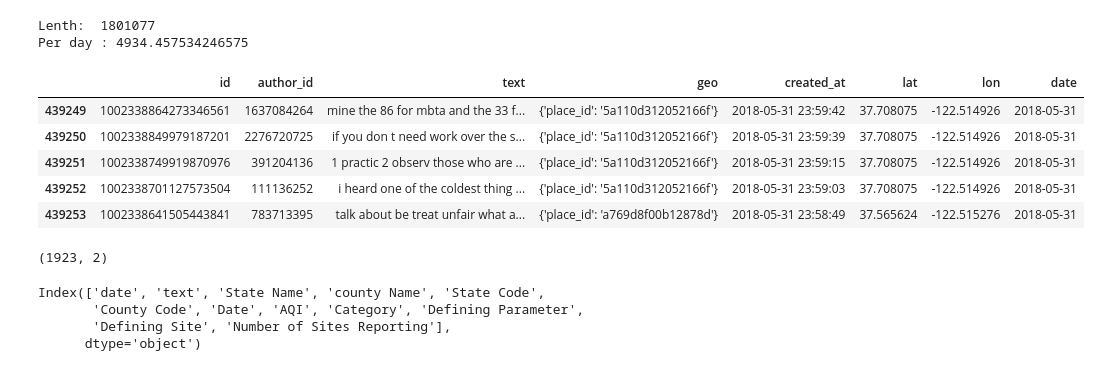
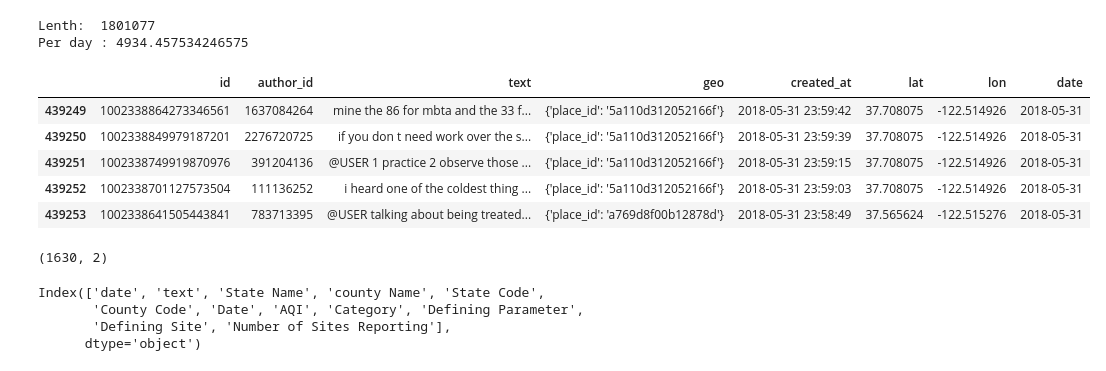
Before and after one commit to zcalhoun/wildfire, a Jupyter notebook: notebooks/san-francisco-v4.ipynb, the cells around one changed output. Drawn from its saved outputs; the diff is of its cells as text; code cells hidden in the pictures.

```diff
--- a/notebooks/san-francisco-v4.ipynb
+++ b/notebooks/san-francisco-v4.ipynb
@@ -112,36 +113,34 @@ print("Per day :", len(sf_df)/365)
 Lenth:  1801077
 Per day : 4934.457534246575
 # %%
-# Currently removes the @ but not the usrnm
-text_cleaning_re = "(@\S+)|(https?:\S+)|(http?:\S)|([^A-Za-z0-9\?\!]+)"
-stemmer = SnowballStemmer('english')
+spec_re = "[^A-Za-z0-9\@]+"
+http_re = "https?:\S+|http?:\S"
+at_re = "@\S+"
 
 def process_tweet(tweet):
     tweet = str(tweet).lower()
-    tweet = re.sub(text_cleaning_re, ' ', tweet)
-    tokens = []
-    for token in tweet.split():
-        tokens.append(stemmer.stem(token))
-
-    tweet = ' '.join(tokens)
+    tweet = emoji.demojize(tweet)
+    tweet = re.sub(spec_re, ' ', tweet)
+    tweet = re.sub(http_re, 'HTTPURL', tweet)
+    tweet = re.sub(at_re, '@USER', tweet)
     tweet = re.sub(r'\s+', ' ', tweet).strip()
     return tweet
 
 sf_df['text'] = sf_df['text'].apply(process_tweet)
 
 sf_df.head()
 # %% [output]
 |  | id | author_id | text | geo | created_at | lat | lon | date |
 | 439249 | 1002338864273346561 | 1637084264 | mine the 86 for mbta and the 33 f... | {'place_id': '5a110d312052166f'} | 2018-05-31 23:59:42 | 37.708075 | -122.514926 | 2018-05-31 |
 | 439250 | 1002338849979187201 | 2276720725 | if you don t need work over the s... | {'place_id': '5a110d312052166f'} | 2018-05-31 23:59:39 | 37.708075 | -122.514926 | 2018-05-31 |
-| 439251 | 1002338749919870976 | 391204136 | 1 practic 2 observ those who are ... | {'place_id': '5a110d312052166f'} | 2018-05-31 23:59:15 | 37.708075 | -122.514926 | 2018-05-31 |
+| 439251 | 1002338749919870976 | 391204136 | @USER 1 practice 2 observe those ... | {'place_id': '5a110d312052166f'} | 2018-05-31 23:59:15 | 37.708075 | -122.514926 | 2018-05-31 |
 | 439252 | 1002338701127573504 | 111136252 | i heard one of the coldest thing ... | {'place_id': '5a110d312052166f'} | 2018-05-31 23:59:03 | 37.708075 | -122.514926 | 2018-05-31 |
-| 439253 | 1002338641505443841 | 783713395 | talk about be treat unfair what a... | {'place_id': 'a769d8f00b12878d'} | 2018-05-31 23:58:49 | 37.565624 | -122.515276 | 2018-05-31 |
+| 439253 | 1002338641505443841 | 783713395 | @USER talking about being treated... | {'place_id': 'a769d8f00b12878d'} | 2018-05-31 23:58:49 | 37.565624 | -122.515276 | 2018-05-31 |
 # %%
-sf_batch = TwitterDataFrame(sf_df).group_by_days_and_batch(1000)
+sf_batch = TwitterDataFrame(sf_df).group_by_days_and_batch(1200)
 sf_batch.shape
 # %% [output]
-(1923, 2)
+(1630, 2)
 # %%
 sf_mrg = pd.merge(left=sf_batch, right=sf_aqi, left_on='date', right_on='Date', how='inner')
 # %%
```
Also changed, not shown: parts of 47 cells of this notebook, 1 other file.
